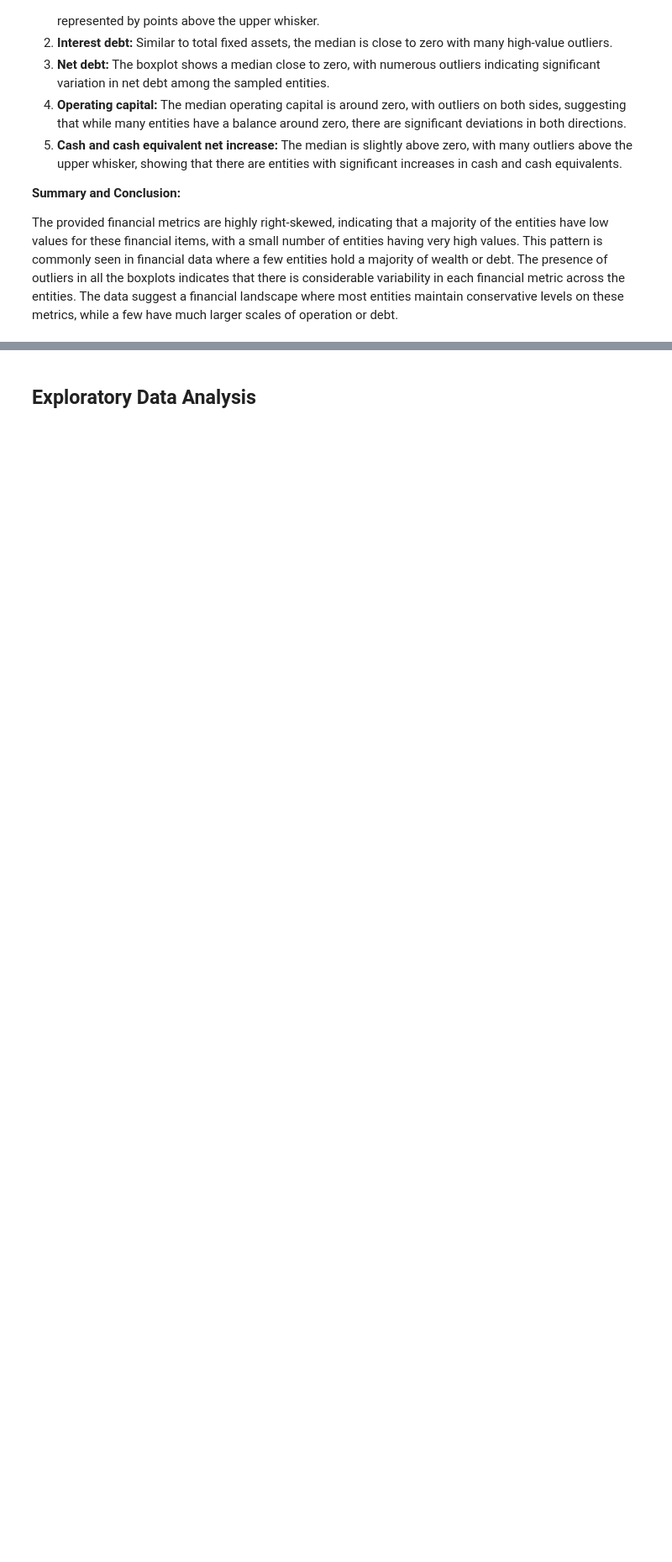
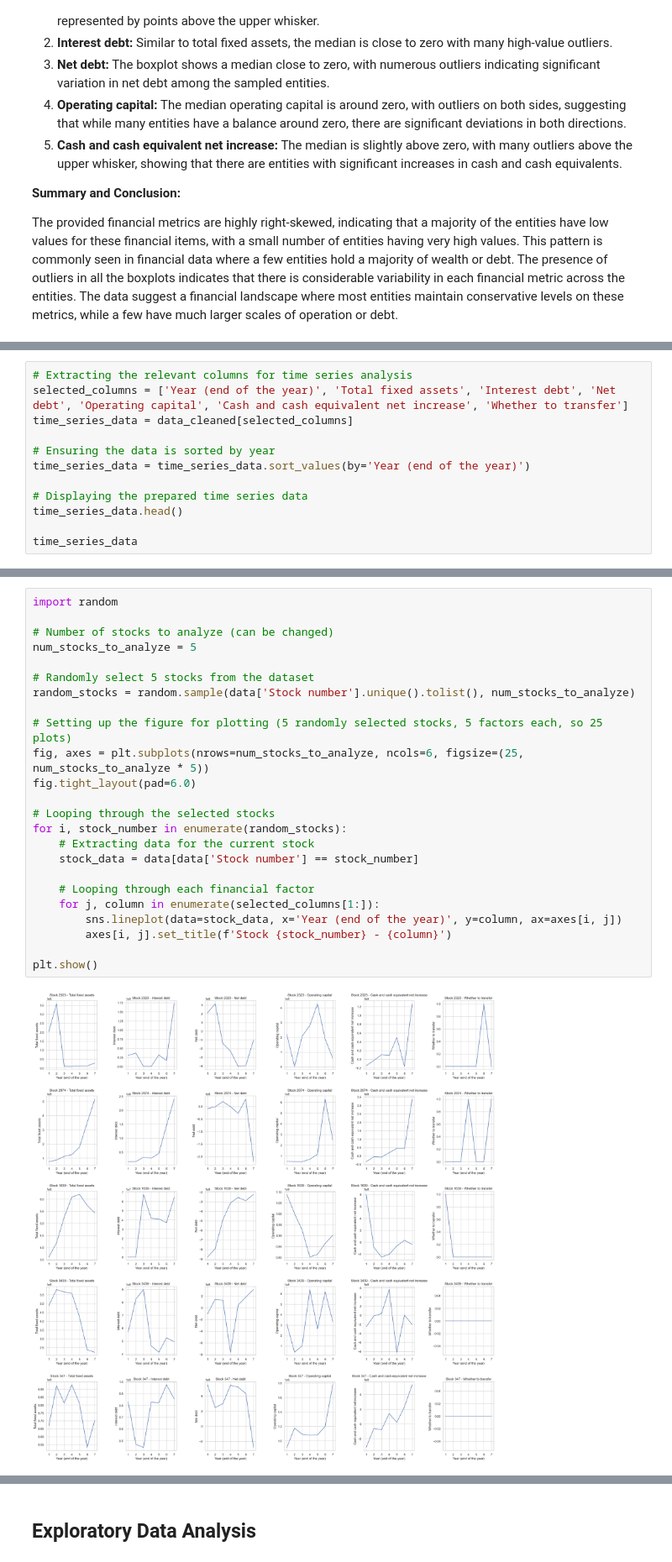
Before and after one commit to yunmeng-genius/IS5126G1, a Jupyter notebook: main.ipynb, the cells around one changed output, grey strips where cells are left out. Shown at 84% size. Saved outputs shown, nothing was run; the diff lists cells and outputs as text; blank space fills up the shorter version.

```diff
--- a/main.ipynb
+++ b/main.ipynb
@@ -255,0 +261,12 @@ The provided financial metrics are highly right-skewed, indicating that a majori
+# %%
+# Extracting the relevant columns for time series analysis
+selected_columns = ['Year (end of the year)', 'Total fixed assets', 'Interest debt', 'Net debt', 'Operating capital', 'Cash and cash equivalent net increase', 'Whether to transfer']
+time_series_data = data_cleaned[selected_columns]
+
+# Ensuring the data is sorted by year
+time_series_data = time_series_data.sort_values(by='Year (end of the year)')
+
+# Displaying the prepared time series data
+time_series_data.head()
+
+time_series_data
@@ -255,0 +287,26 @@ The provided financial metrics are highly right-skewed, indicating that a majori
+# %%
+import random
+
+# Number of stocks to analyze (can be changed)
+num_stocks_to_analyze = 5
+
+# Randomly select 5 stocks from the dataset
+random_stocks = random.sample(data['Stock number'].unique().tolist(), num_stocks_to_analyze)
+
+# Setting up the figure for plotting (5 randomly selected stocks, 5 factors each, so 25 plots)
+fig, axes = plt.subplots(nrows=num_stocks_to_analyze, ncols=6, figsize=(25, num_stocks_to_analyze * 5))
+fig.tight_layout(pad=6.0)
+
+# Looping through the selected stocks
+for i, stock_number in enumerate(random_stocks):
+    # Extracting data for the current stock
+    stock_data = data[data['Stock number'] == stock_number]
+
+    # Looping through each financial factor
+    for j, column in enumerate(selected_columns[1:]):
+        sns.lineplot(data=stock_data, x='Year (end of the year)', y=column, ax=axes[i, j])
+        axes[i, j].set_title(f'Stock {stock_number} - {column}')
+
+plt.show()
+# %% [output]
+[figure, added]
```
Also changed, not shown: parts of 25 cells of this notebook.
